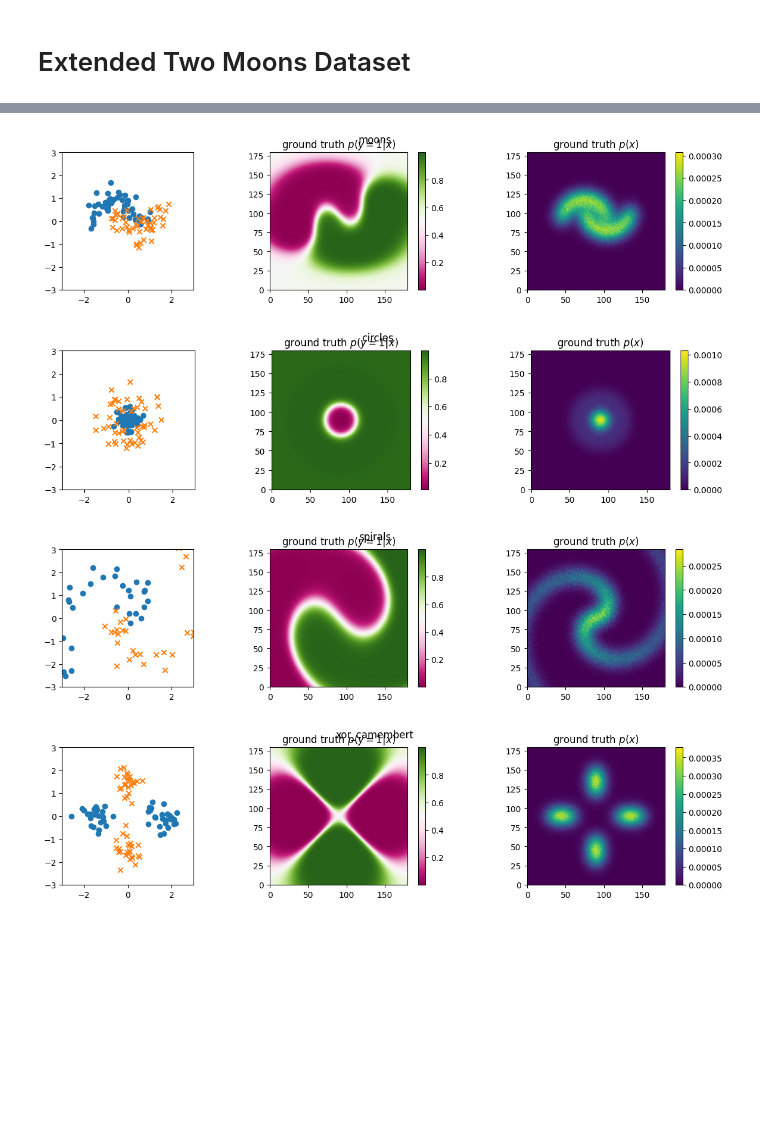
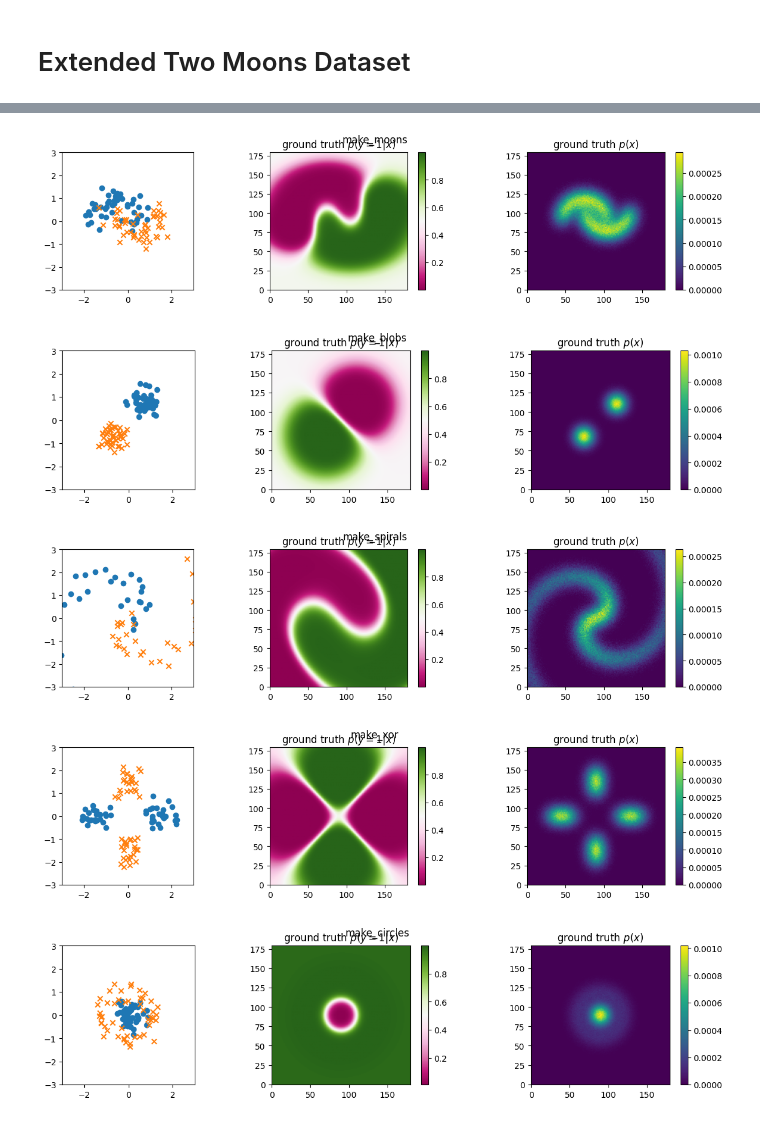
Before and after one commit to Orange-OpenSource/mislabeled, a Jupyter notebook: examples/plot_toy_ground_truth.ipynb, the cells around one changed output, grey strips where cells are left out. Saved outputs shown, nothing was run; the diff lists cells and outputs as text; code cells hidden in the pictures; blank space fills up the shorter version.

```diff
--- a/examples/plot_toy_ground_truth.ipynb
+++ b/examples/plot_toy_ground_truth.ipynb
@@ -13,4 +3,14 @@ import tempfile
 # %%
+import matplotlib.pyplot as plt
+import numpy as np
+
+from mislabeled.datasets.toy import (
+    make_moons,
+    ground_truth_px,
+    ground_truth_pyx,
+)
+import tempfile
+
 spread = 0.3
 
 
@@ -35,7 +35,7 @@ for bias, class_imbalance, bias_strenght in [
     f, axes = plt.subplots(1, 3, width_ratios=[3, 5, 5], figsize=(14, 3))
     f.suptitle(f"bias={bias}({bias_strenght}), class_imbalance={class_imbalance}")
 
-    X, y = moons(
+    X, y = make_moons(
         n_examples=100,
         spread=spread,
         bias=bias,
@@ -52,7 +52,7 @@ for bias, class_imbalance, bias_strenght in [
 
     with tempfile.TemporaryDirectory() as temp_dir:
         p_y_x = ground_truth_pyx(
-            moons,
+            make_moons,
             xy.reshape(-1, 2),
             spread=spread,
             bias=bias,
@@ -68,7 +68,7 @@ for bias, class_imbalance, bias_strenght in [
 
     with tempfile.TemporaryDirectory() as temp_dir:
         p_x = ground_truth_px(
-            moons,
+            make_moons,
             xy.reshape(-1, 2),
             spread=spread,
             bias=bias,
@@ -93,10 +93,13 @@ for bias, class_imbalance, bias_strenght in [
 # %%
-from mislabeled.datasets.toy import moons, circles, spirals, xor_camembert
 import matplotlib.pyplot as plt
 import numpy as np
 
 from mislabeled.datasets.toy import (
-    moons,
+    make_moons,
+    make_circles,
+    make_spirals,
+    make_xor,
+    make_blobs,
     ground_truth_px,
     ground_truth_pyx,
 )
@@ -116,7 +119,7 @@ y_coords = (y_edges[1:] + y_edges[:-1]) / 2
 
 xy = np.stack(np.meshgrid(x_coords, y_coords, indexing="ij"), axis=-1)
 
-for dataset in [moons, circles, spirals, xor_camembert
+for dataset in [make_moons, make_blobs, make_spirals, make_xor, make_circles
 ]:
     f, axes = plt.subplots(1, 3, width_ratios=[3, 5, 5], figsize=(14, 3))
     f.suptitle(f"{dataset.__name__}")
@@ -134,34 +137,35 @@ for dataset in [moons, circles, spirals, xor_camembert
 
     with tempfile.TemporaryDirectory() as temp_dir:
         p_y_x = ground_truth_pyx(
             dataset,
             xy.reshape(-1, 2),
             spread=spread,
             dataset_cache_path=temp_dir
         )
 
     axis = axes[1]
     axis.set_title("ground truth $p(y=1|x)$")
     im = axis.imshow(p_y_x.reshape(180, 180).T, origin="lower", cmap="PiYG")
     f.colorbar(im, ax=axis)
 
     with tempfile.TemporaryDirectory() as temp_dir:
         p_x = ground_truth_px(
             dataset,
             xy.reshape(-1, 2),
             spread=spread,
             dataset_cache_path=temp_dir
         )
 
 
     axis = axes[2]
     axis.set_title("ground truth $p(x)$")
     im = axis.imshow(p_x.reshape(180, 180).T, origin="lower")
     f.colorbar(im, ax=axis)
 
     f.show()
 # %% [output]
-[figure, old version]
+[figure, new version]
-[figure, old version]
+[figure, new version]
-[figure, old version]
+[figure, new version]
-[figure, old version]
+[figure, new version]
+[figure, added]
```
Also changed, not shown: parts of 2 cells of this notebook.
